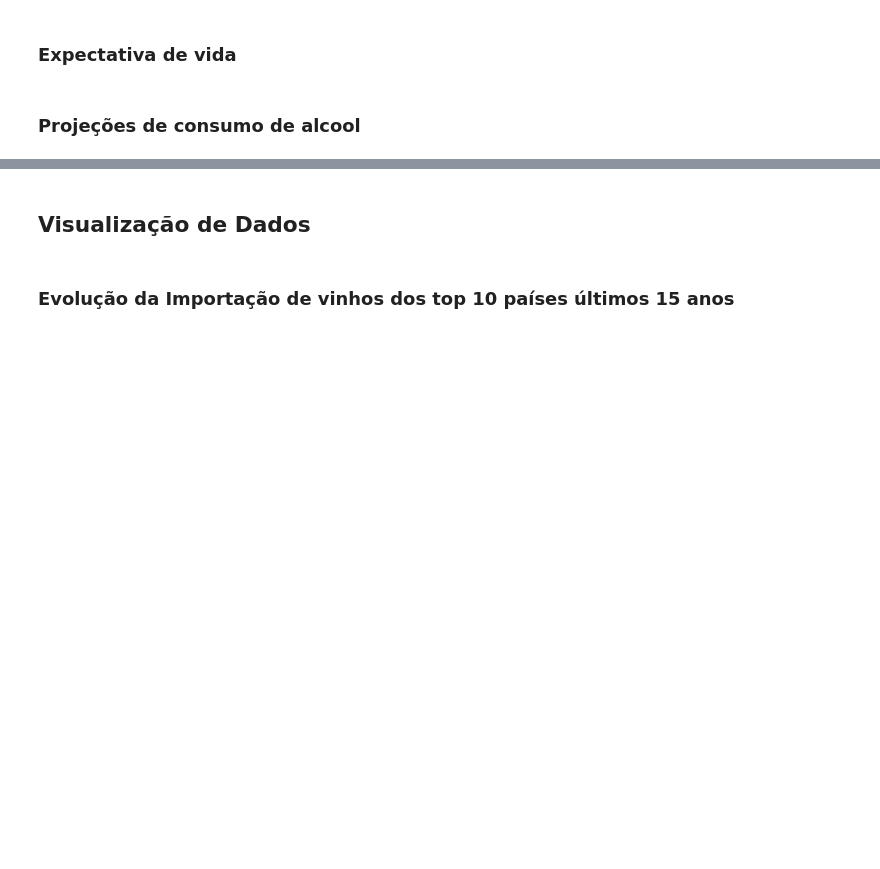
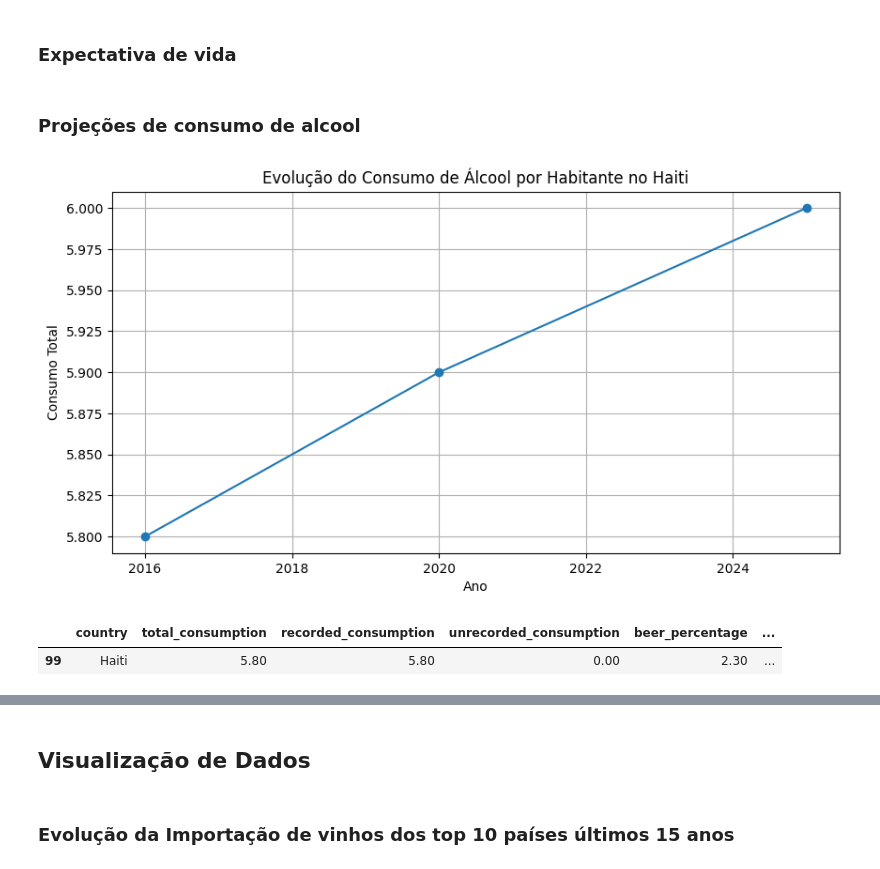
Before and after one commit to nineteens/tech-challenges, a Jupyter notebook: projetos/vinho/analise_exploratoria.ipynb, the cells around one changed output, grey strips where cells are left out. Cells and saved outputs as stored; diff of their text form; code cells hidden in the pictures; blank space fills up the shorter version.

Commit message:
visualizacao insights

```diff
--- a/projetos/vinho/analise_exploratoria.ipynb
+++ b/projetos/vinho/analise_exploratoria.ipynb
@@ -535,3 +535,27 @@ df_expectativa_vida = pd.read_csv(f"{path_dados_genericos}life_expectancy_data.c
 ### Projeções de consumo de alcool
 # %%
 df_alco_cons_2016_with_projection = pd.read_csv(f"{path_dados_genericos}alcohol_consumption.csv", sep=",", low_memory=False)
+# %%
+haiti_data = df_alco_cons_2016_with_projection[df_alco_cons_2016_with_projection['country'] == 'Haiti']
+
+years = [2016, 2020, 2025]
+consumptions = [
+    haiti_data['total_consumption'].values[0],
+    haiti_data['2020_projection'].values[0],
+    haiti_data['2025_projection'].values[0]
+]
+
+plt.figure(figsize=(10, 5))
+plt.plot(years, consumptions, marker='o')
+plt.title('Evolução do Consumo de Álcool por Habitante no Haiti')
+plt.xlabel('Ano')
+plt.ylabel('Consumo Total')
+plt.grid(True)
+plt.show()
+# %% [output]
+[figure, added]
+# %%
+haiti_data.head()
+# %% [output]
+|  | country | total_consumption | recorded_consumption | unrecorded_consumption | beer_percentage | ... |
+| 99 | Haiti | 5.80 | 5.80 | 0.00 | 2.30 | ... |
```
Also changed, not shown: parts of 4 cells of this notebook.
